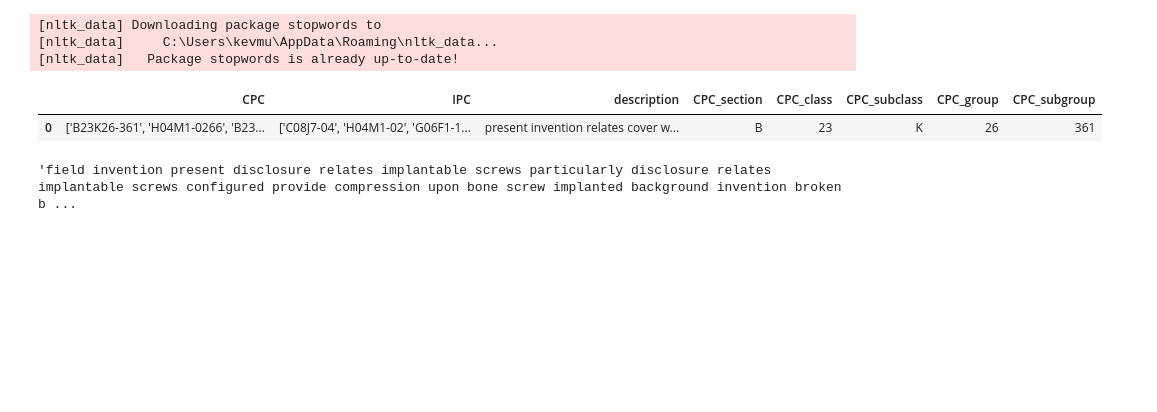
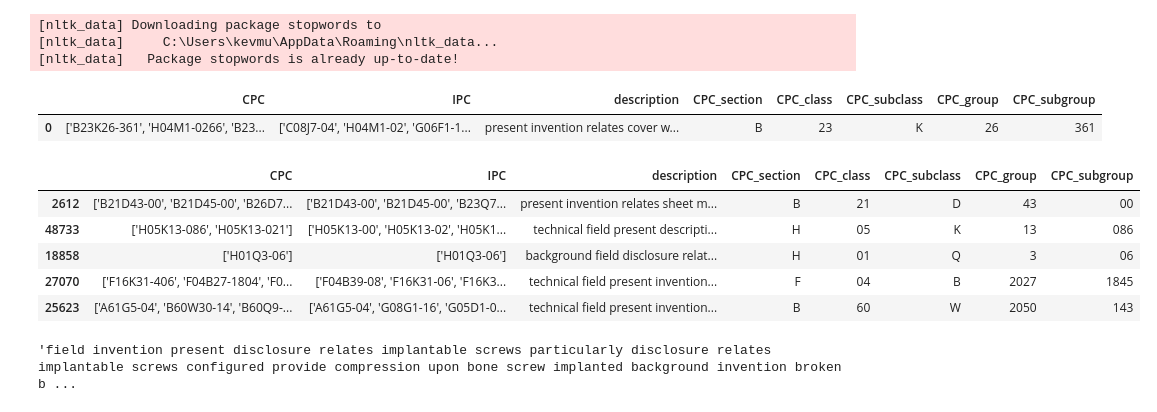
Before and after one commit to KevMn6ix/Patent_Classifier, a Jupyter notebook: fasttext.ipynb, the cells around one changed output. Drawn from its saved outputs; the diff is of its cells as text; code cells hidden in the pictures; blank space fills up the shorter version.

```diff
--- a/fasttext.ipynb
+++ b/fasttext.ipynb
@@ -211,2 +215,11 @@ def filter_data(data, filter_column, filter_value):
+# %%
+train_data.head()
+# %% [output]
+|  | CPC | IPC | description | CPC_section | CPC_class | CPC_subclass | CPC_group | CPC_subgroup |
+| 2612 | ['B21D43-00', 'B21D45-00', 'B26D7... | ['B21D43-00', 'B21D45-00', 'B23Q7... | present invention relates sheet m... | B | 21 | D | 43 | 00 |
+| 48733 | ['H05K13-086', 'H05K13-021'] | ['H05K13-00', 'H05K13-02', 'H05K1... | technical field present descripti... | H | 05 | K | 13 | 086 |
+| 18858 | ['H01Q3-06'] | ['H01Q3-06'] | background field disclosure relat... | H | 01 | Q | 3 | 06 |
+| 27070 | ['F16K31-406', 'F04B27-1804', 'F0... | ['F04B39-08', 'F16K31-06', 'F16K3... | technical field present invention... | F | 04 | B | 2027 | 1845 |
+| 25623 | ['A61G5-04', 'B60W30-14', 'B60Q9-... | ['A61G5-04', 'G08G1-16', 'G05D1-0... | technical field present invention... | B | 60 | W | 2050 | 143 |
 # %%
 
```
Also changed, not shown: parts of 10 cells of this notebook, 1 other file.
